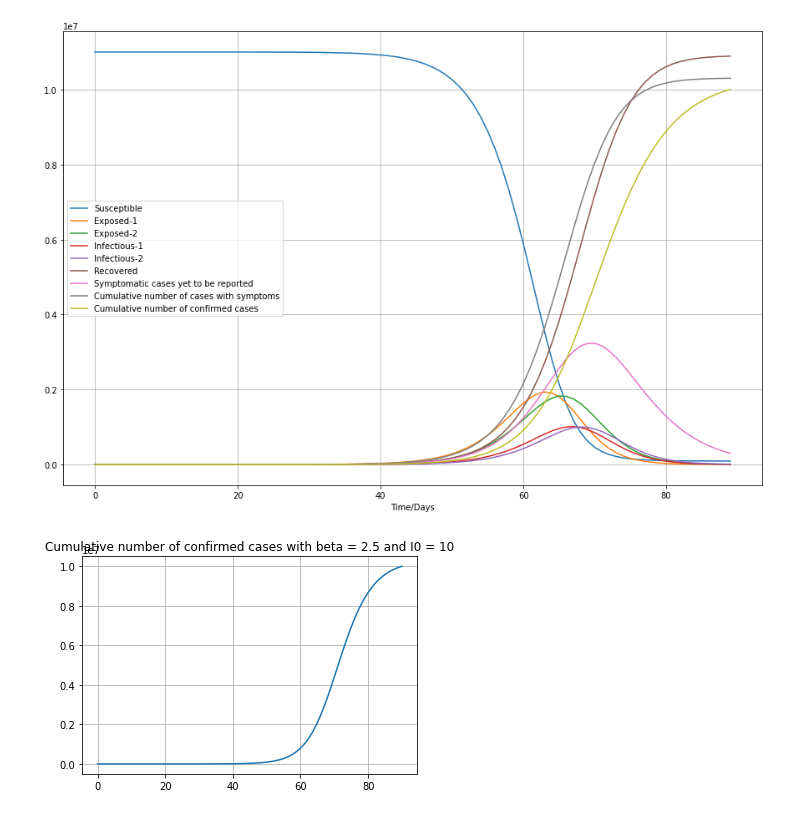
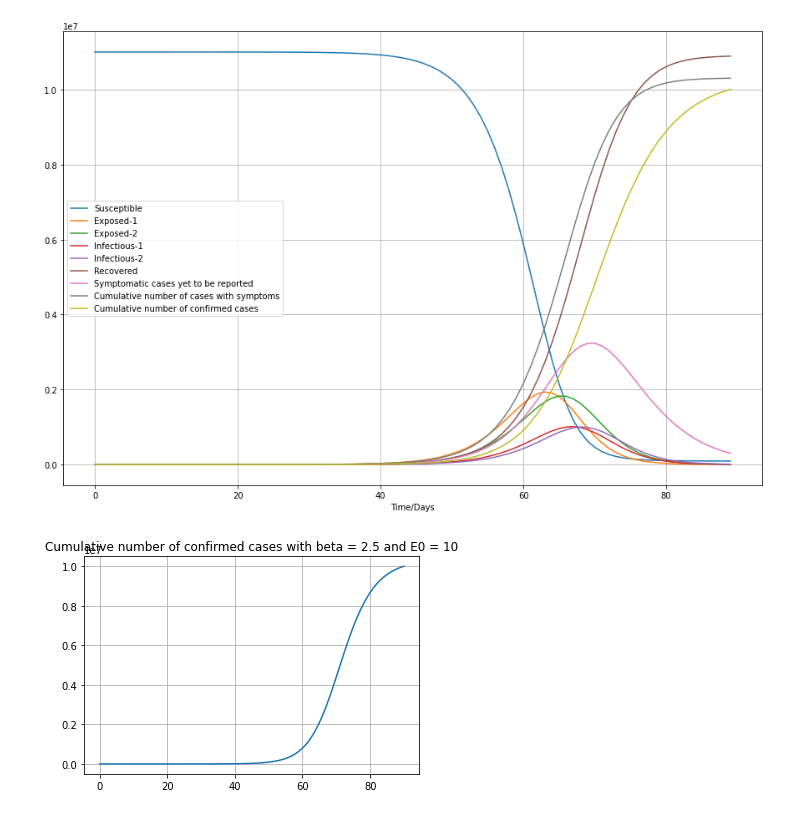
Before and after one commit to chloeskt/covid-19, a Jupyter notebook: 1-0 A deterministic model.ipynb, the cells around one changed output. Cells and saved outputs as stored; diff of their text form; code cells hidden in the pictures.

```diff
--- a/1-0 A deterministic model.ipynb
+++ b/1-0 A deterministic model.ipynb
@@ -284,7 +284,7 @@ plt.show()
 [figure]
 # %%
 plt.plot(t, results[:, -1])
-plt.title('Cumulative number of confirmed cases with beta = {} and I0 = {}'.format(beta, init_vals[1]))
+plt.title('Cumulative number of confirmed cases with beta = {} and E0 = {}'.format(beta, init_vals[1]))
 plt.grid()
 # %% [output]
-[figure, old version]
+[figure, new version]
```
